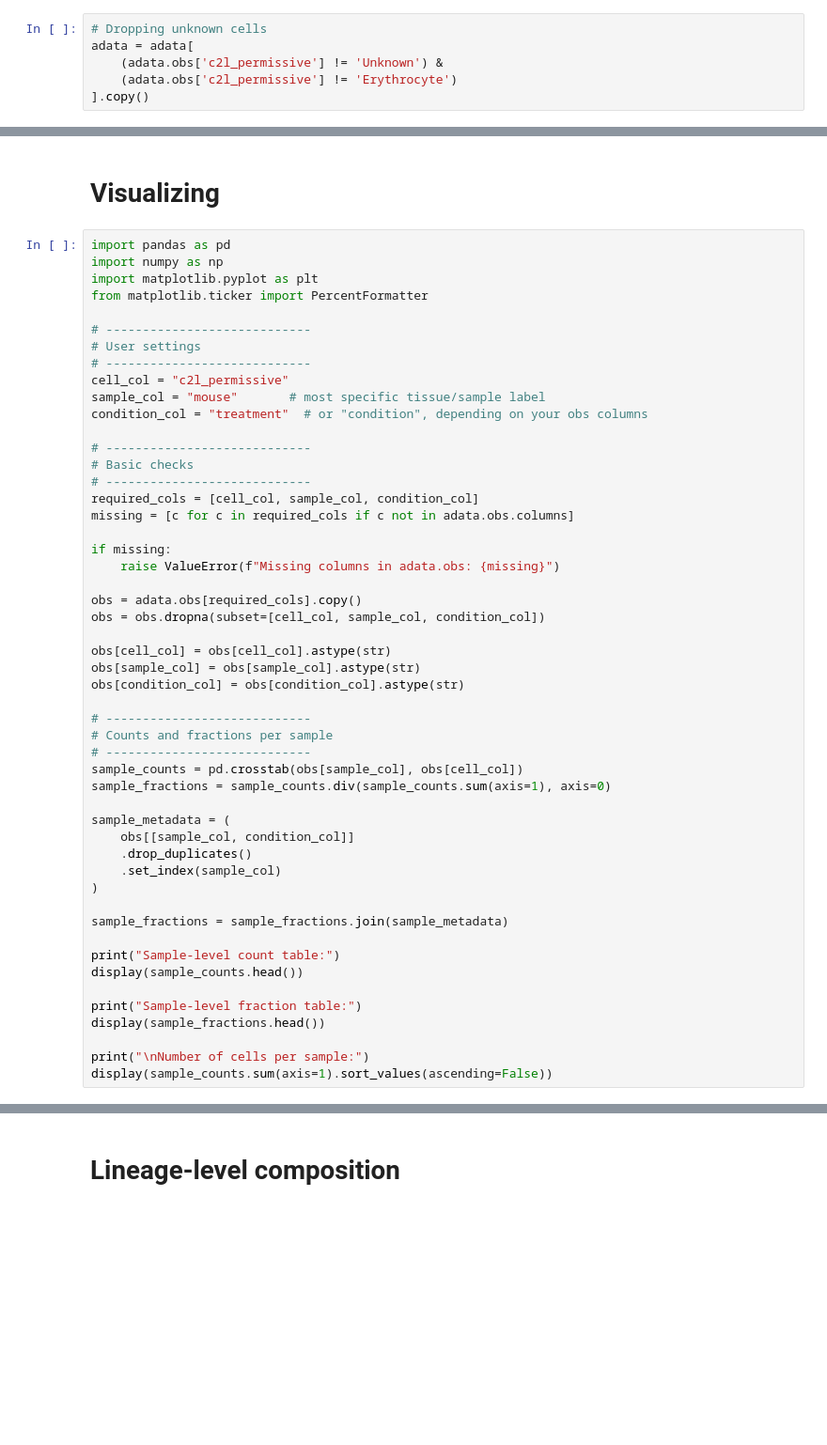
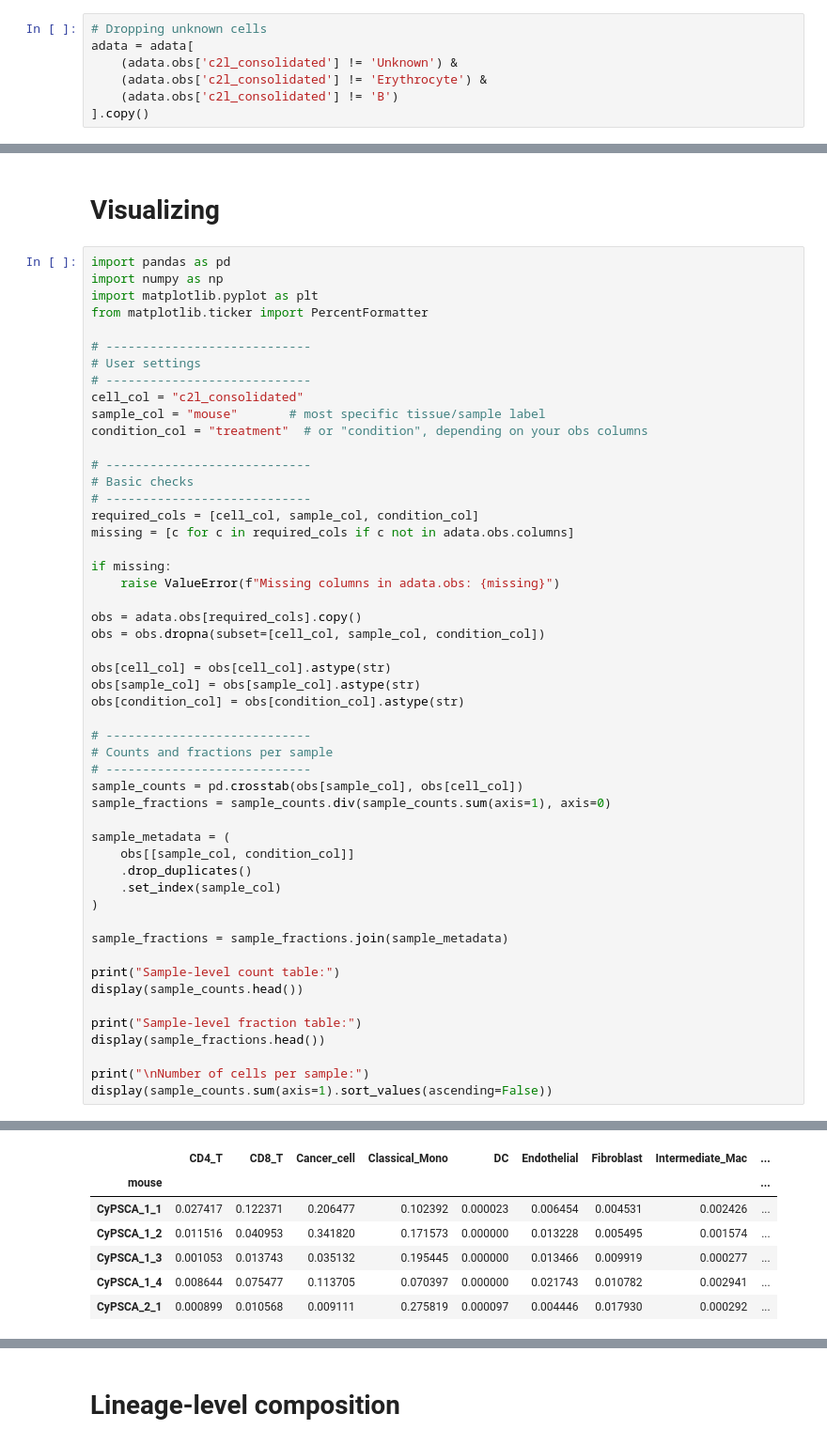
Before and after one commit to Li-Lab-COH/Spatial_CAR_T, a Jupyter notebook: CellTypeAnnotation/AnalysisOfAnnotatedCells/CellComposition.ipynb, the cells around one changed output, grey strips where cells are left out. Shown at 94% size. Drawn from its saved outputs; the diff is of its cells as text; blank space fills up the shorter version.

```diff
--- a/CellTypeAnnotation/AnalysisOfAnnotatedCells/CellComposition.ipynb
+++ b/CellTypeAnnotation/AnalysisOfAnnotatedCells/CellComposition.ipynb
@@ -27,7 +67,8 @@ adata = sdata.tables['segmentation_counts']
 # %%
 # Dropping unknown cells
 adata = adata[
-    (adata.obs['c2l_permissive'] != 'Unknown') &
-    (adata.obs['c2l_permissive'] != 'Erythrocyte')
+    (adata.obs['c2l_consolidated'] != 'Unknown') &
+    (adata.obs['c2l_consolidated'] != 'Erythrocyte') &
+    (adata.obs['c2l_consolidated'] != 'B')
 ].copy()
 # %%
@@ -43,7 +90,7 @@ from matplotlib.ticker import PercentFormatter
 # ----------------------------
 # User settings
 # ----------------------------
-cell_col = "c2l_permissive"
+cell_col = "c2l_consolidated"
 sample_col = "mouse"       # most specific tissue/sample label
 condition_col = "treatment"  # or "condition", depending on your obs columns
 
@@ -85,3 +132,4 @@ display(sample_fractions.head())
 
 print("\nNumber of cells per sample:")
 display(sample_counts.sum(axis=1).sort_values(ascending=False))
+# %% [output]
@@ -87,0 +146,7 @@ display(sample_counts.sum(axis=1).sort_values(ascending=False))
+|  | CD4_T | CD8_T | Cancer_cell | Classical_Mono | DC | Endothelial | Fibroblast | Intermediate_Mac | ... |
+| mouse |  |  |  |  |  |  |  |  | ... |
+| CyPSCA_1_1 | 0.027417 | 0.122371 | 0.206477 | 0.102392 | 0.000023 | 0.006454 | 0.004531 | 0.002426 | ... |
+| CyPSCA_1_2 | 0.011516 | 0.040953 | 0.341820 | 0.171573 | 0.000000 | 0.013228 | 0.005495 | 0.001574 | ... |
+| CyPSCA_1_3 | 0.001053 | 0.013743 | 0.035132 | 0.195445 | 0.000000 | 0.013466 | 0.009919 | 0.000277 | ... |
+| CyPSCA_1_4 | 0.008644 | 0.075477 | 0.113705 | 0.070397 | 0.000000 | 0.021743 | 0.010782 | 0.002941 | ... |
+| CyPSCA_2_1 | 0.000899 | 0.010568 | 0.009111 | 0.275819 | 0.000097 | 0.004446 | 0.017930 | 0.000292 | ... |
```
Also changed, not shown: parts of 6 cells of this notebook, 4 other files.
